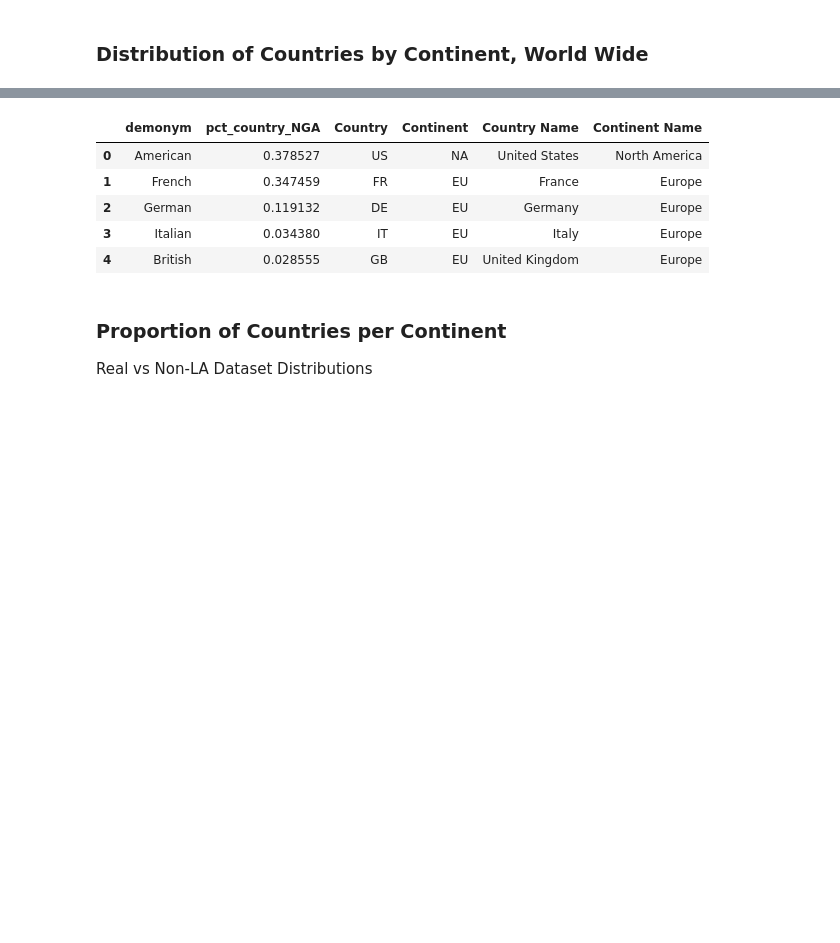
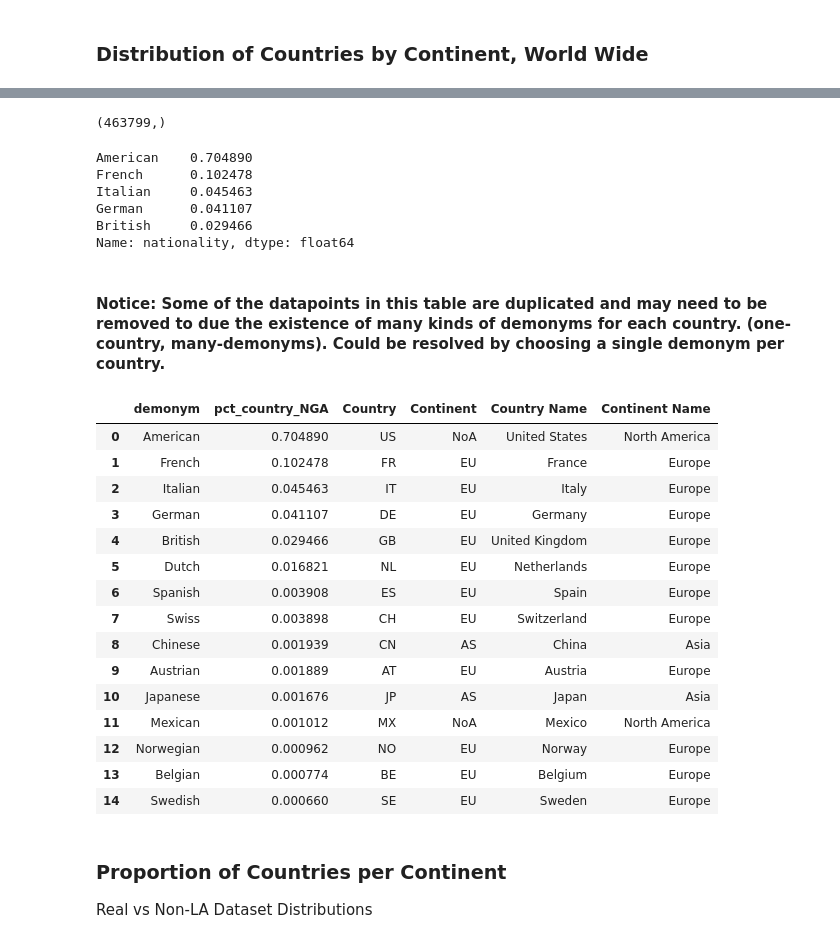
Before and after one commit to Bryan-Az/Art_and_Ai, a Jupyter notebook: notebooks/data_prep/feature_engineering/extract_nonLaArt.ipynb, the cells around one changed output, grey strips where cells are left out. Saved outputs shown, nothing was run; the diff lists cells and outputs as text; code cells hidden in the pictures; blank space fills up the shorter version.

Commit message:
increased size of non-latinamerican dataset and updated logic in notebook

```diff
--- a/notebooks/data_prep/feature_engineering/extract_nonLaArt.ipynb
+++ b/notebooks/data_prep/feature_engineering/extract_nonLaArt.ipynb
@@ -9,3 +11,3 @@ import random
 # %%
 #new version expects dtype on import however as of now only 1 row is impacted
-non_latinamerican_art = pd.read_csv('../../../data_samples/art_tables/non_latin_art.csv', on_bad_lines='skip')
+non_latinamerican_art = pd.read_csv('../../../data_samples/art_tables/non_latin_art.csv', low_memory=False, on_bad_lines='skip')
@@ -44,6 +70,19 @@ country_and_continent['Continent Name'] = country_and_continent.Continent.apply(
 constituent_nationalities = non_latinamerican_art.nationality.copy()
 # %%
 nonla_artist_origin = constituent_nationalities.value_counts(normalize=True)
+# %%
+constituent_nationalities.shape
+# %% [output]
+(463799,)
+# %%
+nonla_artist_origin.head()
+# %% [output]
+American    0.704890
+French      0.102478
+Italian     0.045463
+German      0.041107
+British     0.029466
+Name: nationality, dtype: float64
 # %%
 nonla_artist_origin = nonla_artist_origin.reset_index(drop=False)
 # %%
@@ -55,15 +94,30 @@ demonyms = pd.read_csv('../../../data_samples/results/processed_subset_results/d
 non_latines = pd.merge(country_and_continent, demonyms, how='inner', on ='Country Name')
 # %%
 nonla_geographicStatistics = pd.merge(nonla_artist_origin, non_latines, how='inner', on = 'demonym')
+# %% [markdown]
+#### Notice: Some of the datapoints in this table are duplicated and may need to be removed to due the existence of many kinds of demonyms for each country. (one-country, many-demonyms). Could be resolved by choosing a single demonym per country.
+# %%
+nonla_geographicStatistics.drop(11, axis=0, inplace=True)
+nonla_geographicStatistics.reset_index(drop=True, inplace=True)
 # %%
-nonla_geographicStatistics.head()
+nonla_geographicStatistics.head(15)
 # %% [output]
 |  | demonym | pct_country_NGA | Country | Continent | Country Name | Continent Name |
-| 0 | American | 0.378527 | US | NA | United States | North America |
-| 1 | French | 0.347459 | FR | EU | France | Europe |
-| 2 | German | 0.119132 | DE | EU | Germany | Europe |
-| 3 | Italian | 0.034380 | IT | EU | Italy | Europe |
-| 4 | British | 0.028555 | GB | EU | United Kingdom | Europe |
+| 0 | American | 0.704890 | US | NoA | United States | North America |
+| 1 | French | 0.102478 | FR | EU | France | Europe |
+| 2 | Italian | 0.045463 | IT | EU | Italy | Europe |
+| 3 | German | 0.041107 | DE | EU | Germany | Europe |
+| 4 | British | 0.029466 | GB | EU | United Kingdom | Europe |
+| 5 | Dutch | 0.016821 | NL | EU | Netherlands | Europe |
+| 6 | Spanish | 0.003908 | ES | EU | Spain | Europe |
+| 7 | Swiss | 0.003898 | CH | EU | Switzerland | Europe |
+| 8 | Chinese | 0.001939 | CN | AS | China | Asia |
+| 9 | Austrian | 0.001889 | AT | EU | Austria | Europe |
+| 10 | Japanese | 0.001676 | JP | AS | Japan | Asia |
+| 11 | Mexican | 0.001012 | MX | NoA | Mexico | North America |
+| 12 | Norwegian | 0.000962 | NO | EU | Norway | Europe |
+| 13 | Belgian | 0.000774 | BE | EU | Belgium | Europe |
+| 14 | Swedish | 0.000660 | SE | EU | Sweden | Europe |
 # %% [markdown]
 ### Proportion of Countries per Continent
 Real vs Non-LA Dataset Distributions
```
Also changed, not shown: parts of 35 cells of this notebook, 3 other files.
